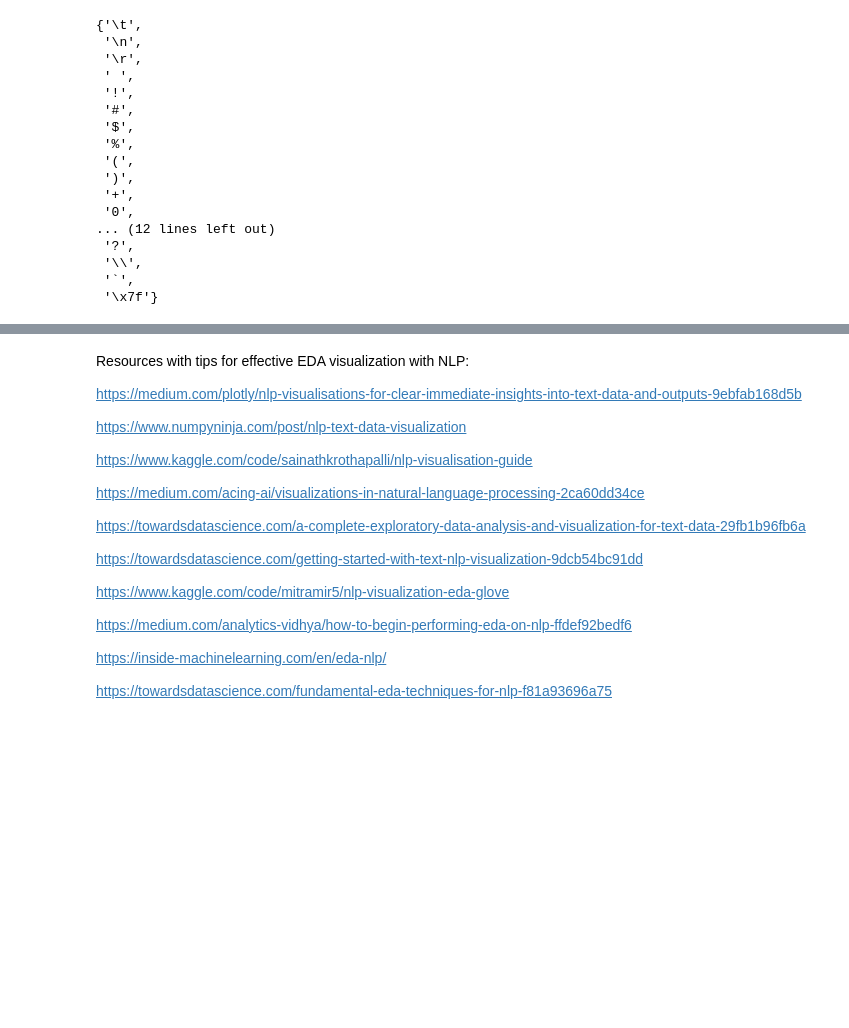
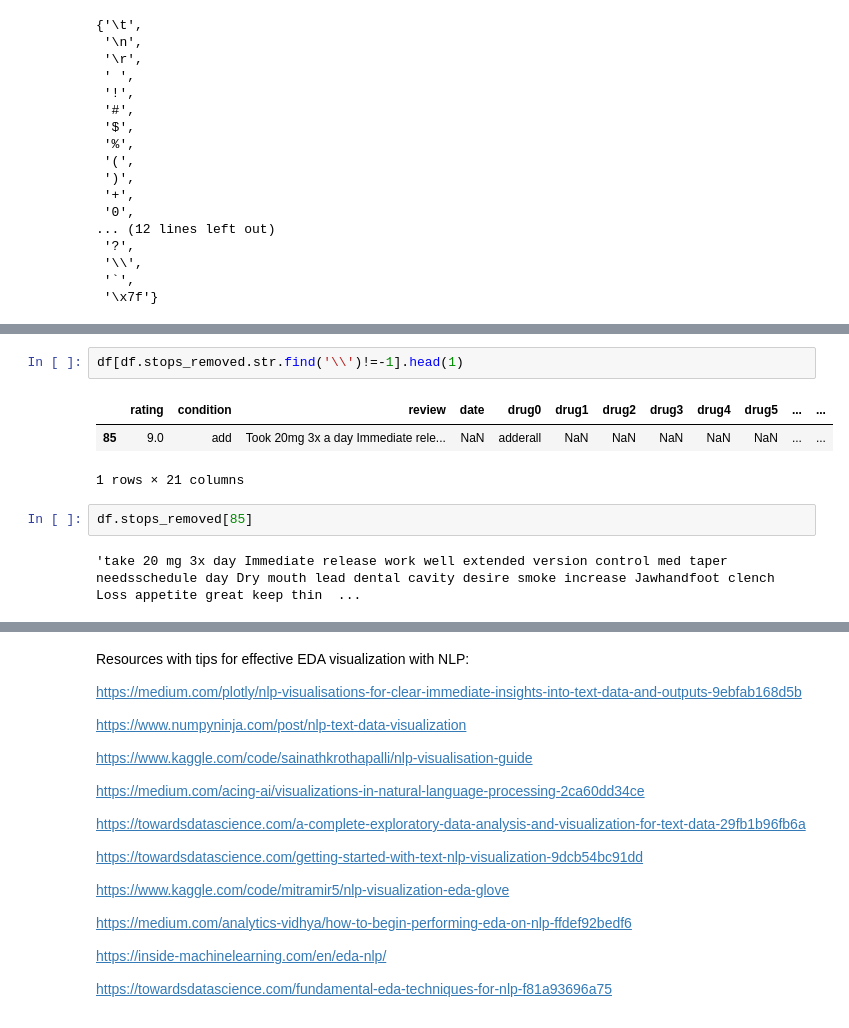
Before and after one commit to fractaldatalearning/psychedelic_efficacy, a Jupyter notebook: notebooks/4-kl-studies-nlp-eda.ipynb, the cells around one changed output, grey strips where cells are left out. Drawn from its saved outputs; the diff is of its cells as text; blank space fills up the shorter version.

```diff
--- a/notebooks/4-kl-studies-nlp-eda.ipynb
+++ b/notebooks/4-kl-studies-nlp-eda.ipynb
@@ -114,0 +119,10 @@ df[df.stops_removed.str.find('\t')!=-1].head(1)
+# %%
+df[df.stops_removed.str.find('\\')!=-1].head(1)
+# %% [output]
+|  | rating | condition | review | date | drug0 | drug1 | drug2 | drug3 | drug4 | drug5 | ... | ... |
+| 85 | 9.0 | add | Took 20mg 3x a day Immediate rele... | NaN | adderall | NaN | NaN | NaN | NaN | NaN | ... | ... |
+1 rows × 21 columns
+# %%
+df.stops_removed[85]
+# %% [output]
+'take 20 mg 3x day Immediate release work well extended version control med taper needsschedule day Dry mouth lead dental cavity desire smoke increase Jawhandfoot clench Loss appetite great keep thin  ...
```
Also changed, not shown: parts of 9 cells of this notebook, 1 other file.
